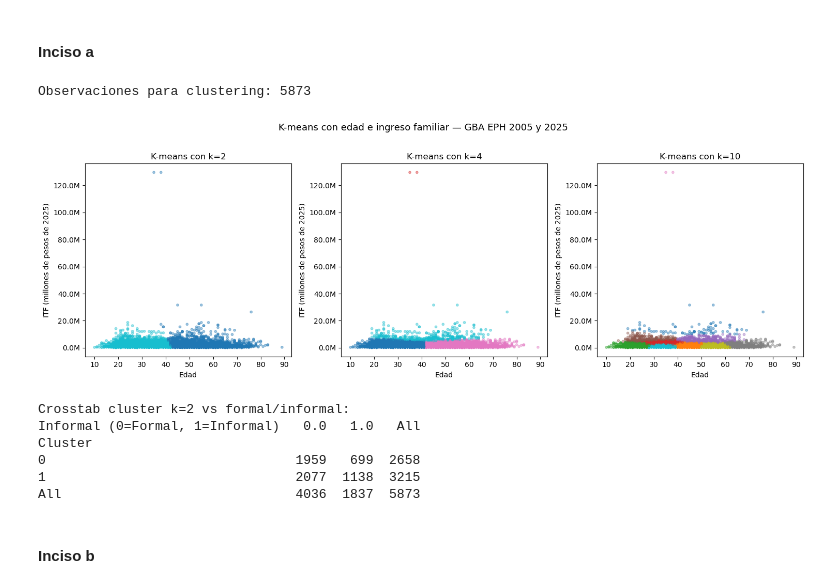
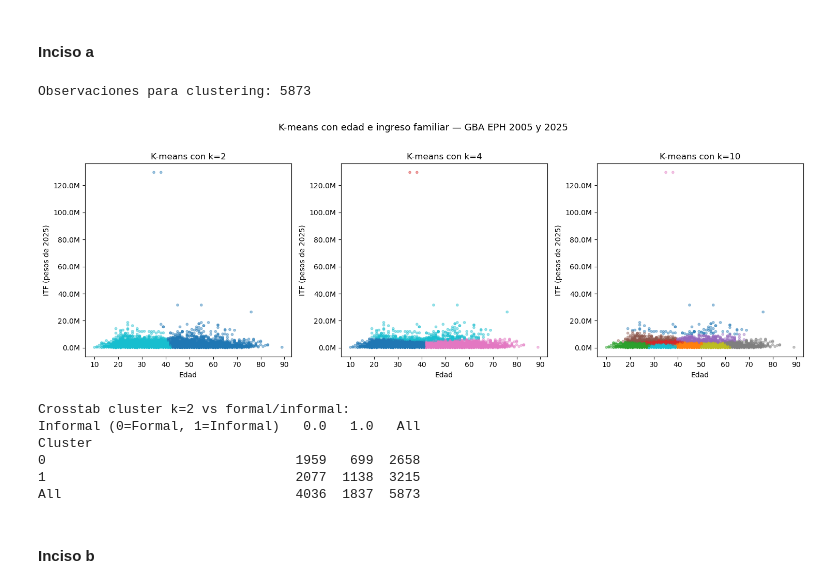
Before and after one commit to MariaFlorenciaPascale/E337_Grupo1, a Jupyter notebook: TP2/E337_Grupo1_TP2.ipynb, the cells around one changed output. Drawn from its saved outputs; the diff is of its cells as text; code cells hidden in the pictures.

```diff
--- a/TP2/E337_Grupo1_TP2.ipynb
+++ b/TP2/E337_Grupo1_TP2.ipynb
@@ -865,36 +866,36 @@ fig, axes = plt.subplots(1, 3, figsize=(15, 5))
 for ax, k in zip(axes, ks):
     ax.scatter(
         df_kmeans['Edad'],
         df_kmeans['ITF'] / 1_000_000,
         c=modelos[k].labels_,
         cmap='tab10',
         alpha=0.4,
         s=10
     )
     ax.set_title(f'K-means con k={k}', fontsize=12)
     ax.set_xlabel('Edad')
-    ax.set_ylabel('ITF (millones de pesos de 2025)')
+    ax.set_ylabel('ITF (pesos de 2025)')
     ax.yaxis.set_major_formatter(mpl.ticker.FuncFormatter(lambda x, _: f'{x:.1f}M'))
 
 plt.suptitle('K-means con edad e ingreso familiar — GBA EPH 2005 y 2025', fontsize=13, y=1.02)
 plt.tight_layout()
 plt.savefig('kmeans_edad_itf.png', dpi=300, bbox_inches='tight')
 plt.show()
 
-# ── 5. ¿K=2 separa formales e informales? ─────────────────────────────────────
+# K=2 separa formales e informales?
 df_kmeans['cluster_k2'] = modelos[2].labels_
 
 print("\nCrosstab cluster k=2 vs formal/informal:")
 print(pd.crosstab(
     df_kmeans['cluster_k2'],
     df_kmeans['informal'],
     rownames=['Cluster'],
     colnames=['Informal (0=Formal, 1=Informal)'],
     margins=True
 ))
 # %% [output]
 Observaciones para clustering: 5873
-[figure, old version]
+[figure, new version]
 Crosstab cluster k=2 vs formal/informal:
 Informal (0=Formal, 1=Informal)   0.0   1.0   All
 Cluster
```
Also changed, not shown: parts of 1 cell of this notebook, 1 other file.
